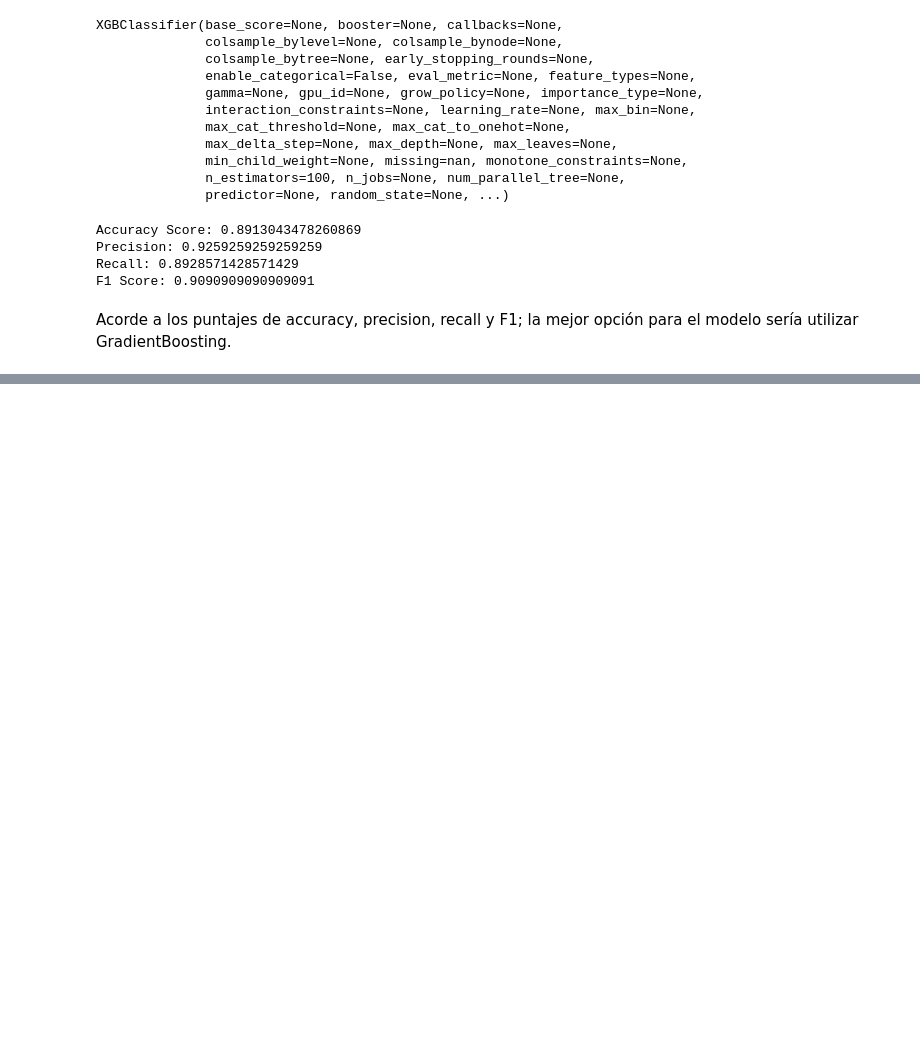
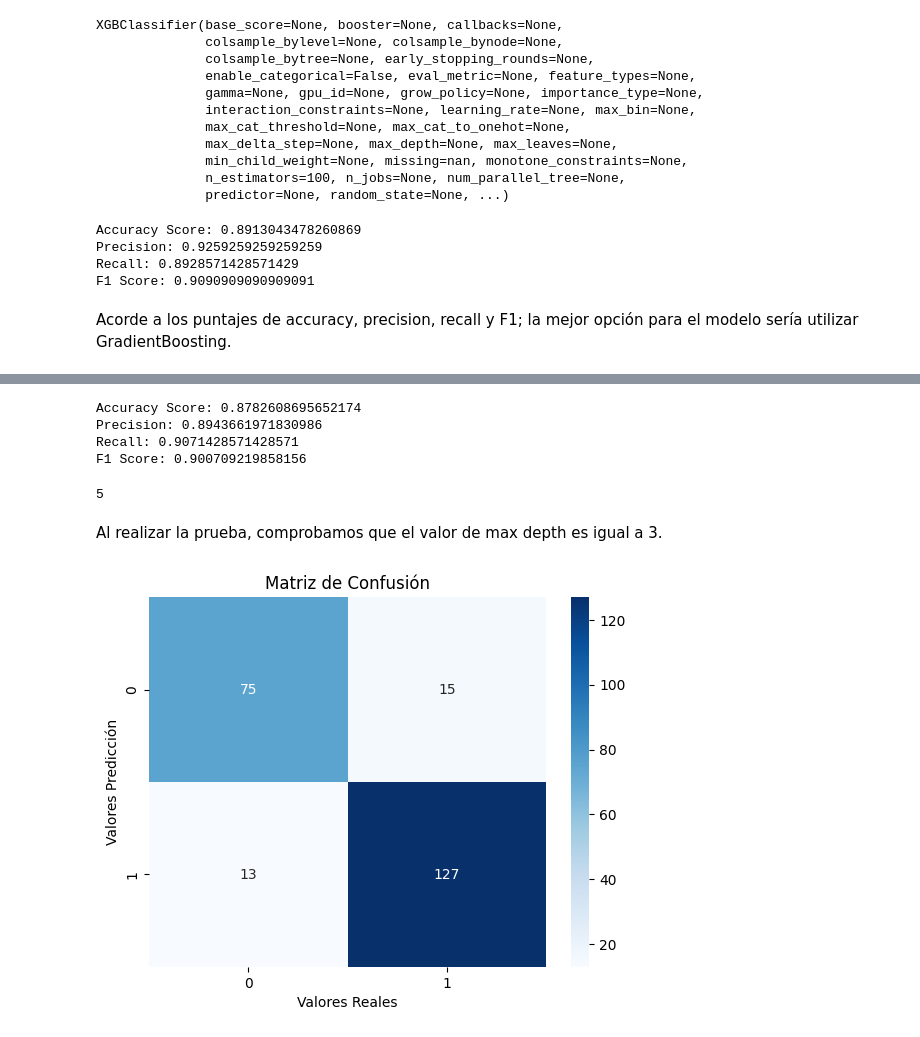
Before and after one commit to fabianestayt/Project-2, a Jupyter notebook: project_heart.ipynb, the cells around one changed output, grey strips where cells are left out. Drawn from its saved outputs; the diff is of its cells as text; code cells hidden in the pictures; blank space fills up the shorter version.

Commit message:
Agregada matriz de confusión

```diff
--- a/project_heart.ipynb
+++ b/project_heart.ipynb
@@ -497,0 +520,52 @@ Acorde a los puntajes de accuracy, precision, recall y F1; la mejor opción para
+# %%
+max_depth_values = [3, 4, 5, 6, 7, 8, 9, 10]
+
+mean_scores = []
+for max_depth in max_depth_values:
+    gb_classifier = GradientBoostingClassifier(max_depth=max_depth)
+    scores = cross_val_score(gb, X_train_processed, y_train, cv=5)
+    mean_scores.append(scores.mean())
+
+optimal_index = np.argmax(mean_scores)
+optimal_max_depth = max_depth_values[optimal_index]
+
+gb_classifier = GradientBoostingClassifier(max_depth=optimal_max_depth)
+gb_classifier.fit(X_train_processed, y_train)
+
+y_pred = gb_classifier.predict(X_test_processed)
+
+#Métricas para Gradient Boosting
+accuracy = accuracy_score(y_test, y_pred)
+precision = precision_score(y_test, y_pred)
+recall = recall_score(y_test, y_pred)
+f1 = f1_score(y_test, y_pred)
+
+print("Accuracy Score:", accuracy)
+print("Precision:", precision)
+print("Recall:", recall)
+print("F1 Score:", f1)
+# %% [output]
+Accuracy Score: 0.8782608695652174
+Precision: 0.8943661971830986
+Recall: 0.9071428571428571
+F1 Score: 0.900709219858156
+# %%
+optimal_max_depth
+# %% [output]
+5
+# %% [markdown]
+Al realizar la prueba, comprobamos que el valor de max depth es igual a 3.
+# %%
+cm = confusion_matrix(y_test, y_pred)
+# %%
+sns.heatmap(cm, annot=True, fmt="d", cmap="Blues")
+
+# Ajusta los ejes para que se muestren correctamente
+plt.title("Matriz de Confusión")
+plt.xlabel("Valores Reales")
+plt.ylabel("Valores Predicción")
+
+# Muestra el mapa de calor
+plt.show()
+# %% [output]
+[figure, added]
```
Also changed, not shown: parts of 6 cells of this notebook.
